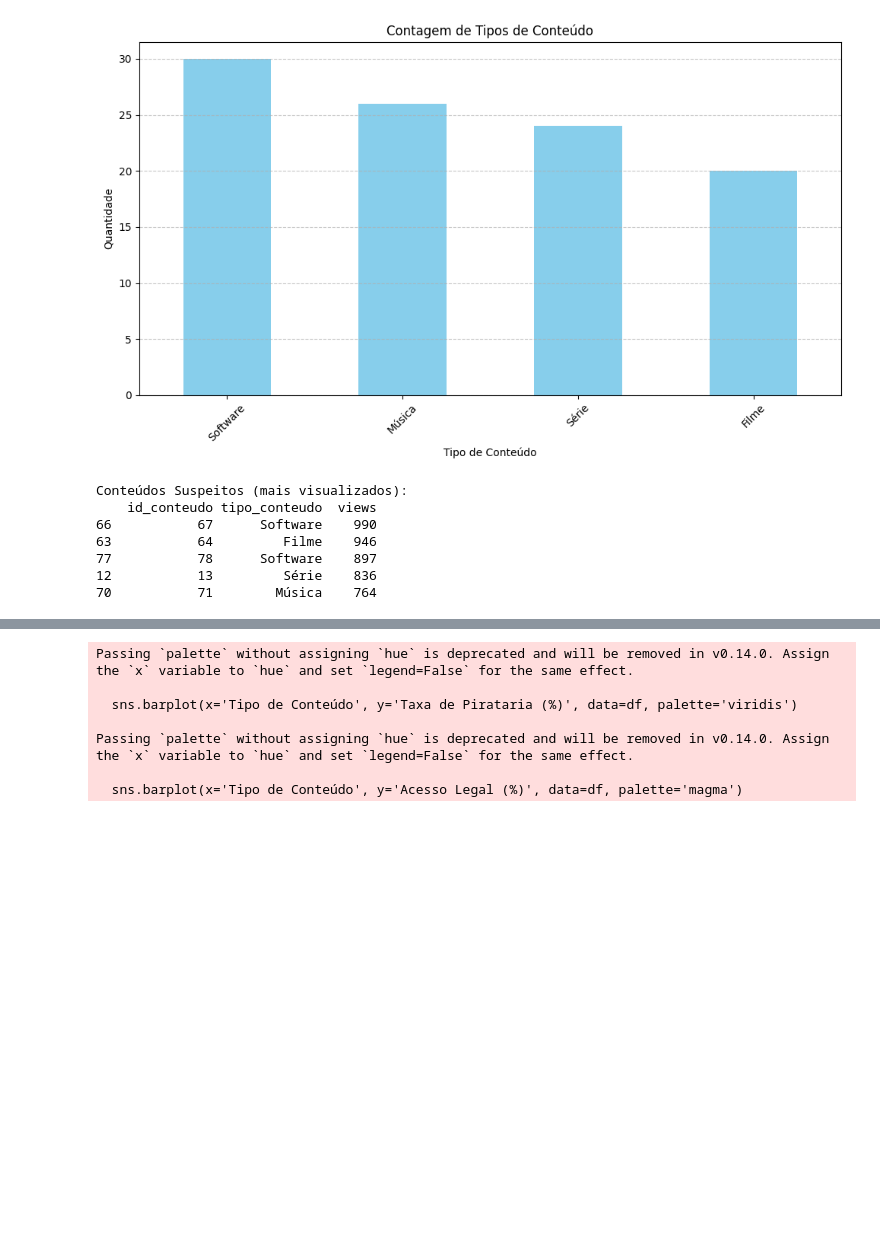
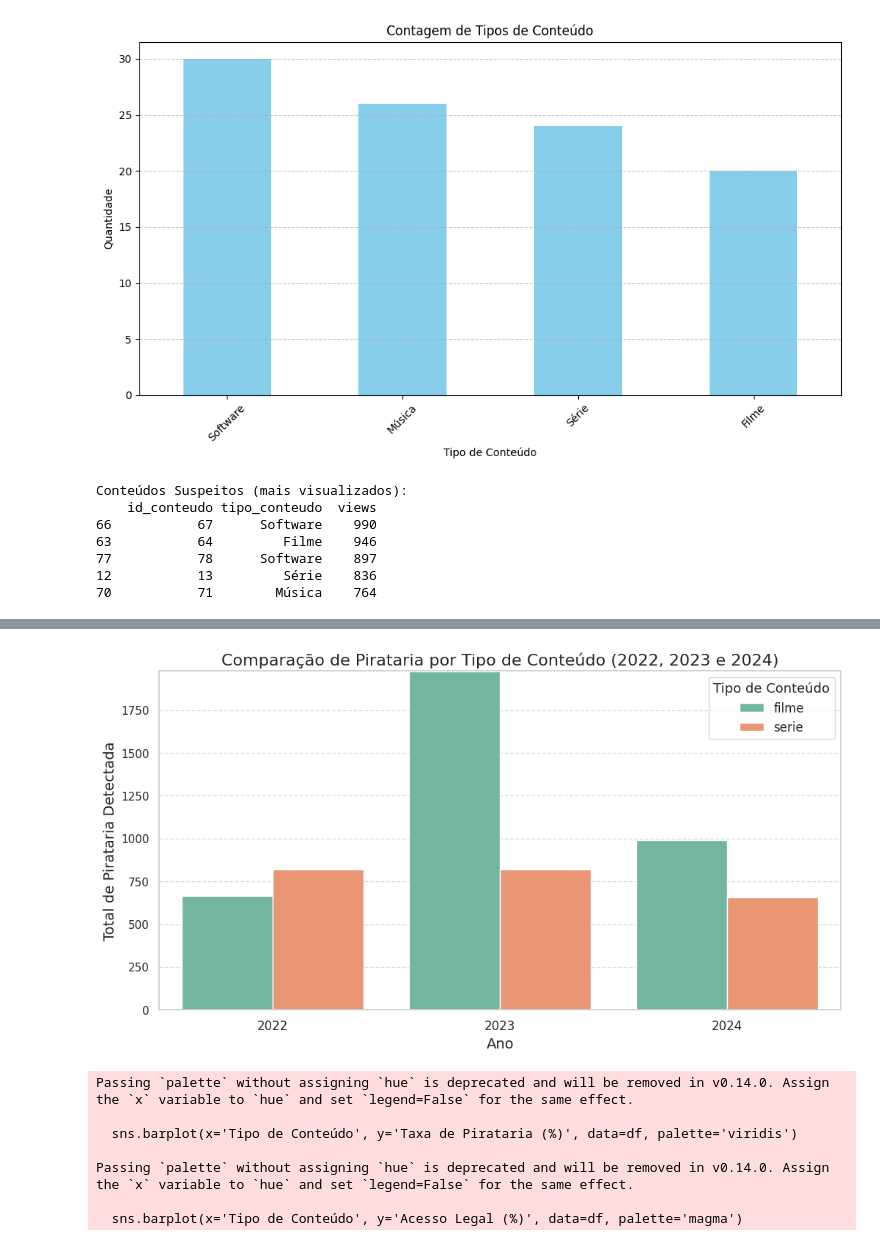
Before and after one commit to EDVADMBD/COMBATE, a Jupyter notebook: combate.ipynb, the cells around one changed output, grey strips where cells are left out. Cells and saved outputs as stored; diff of their text form; code cells hidden in the pictures; blank space fills up the shorter version.

```diff
--- a/combate.ipynb
+++ b/combate.ipynb
@@ -335,3 +315,67 @@ plt.show()
+# %%
+# 1. Adicionando dados de data
+import pandas as pd
+import matplotlib.pyplot as plt
+import seaborn as sns
+
+# Exemplo de criação de um DataFrame com 657 entradas para 2023
+data_2023 = {
+    'tipo_conteudo': ['filme', 'serie', 'filme', 'serie'] * 164 + ['filme'],  # 657 entradas
+    'pirataria_detectada': [5, 3, 7, 2] * 164 + [6]  # Total de 657
+}
+
+# Dados fictícios para 2022 e 2024
+data_2022 = {
+    'tipo_conteudo': ['filme', 'serie'] * 164 + ['filme'],  # 328 entradas
+    'pirataria_detectada': [4, 5] * 164 + [7]  # Total de 328
+}
+
+data_2024 = {
+    'tipo_conteudo': ['filme', 'serie'] * 164 + ['filme'],  # 328 entradas
+    'pirataria_detectada': [6, 4] * 164 + [5]  # Total de 328
+}
+
+# Criando DataFrames
+df_2023 = pd.DataFrame(data_2023)
+df_2022 = pd.DataFrame(data_2022)
+df_2024 = pd.DataFrame(data_2024)
+
+# Adicionando a coluna de ano
+df_2023['ano'] = 2023
+df_2022['ano'] = 2022
+df_2024['ano'] = 2024
+
+# Concatenando os DataFrames
+df = pd.concat([df_2022, df_2023, df_2024], ignore_index=True)
+
+# Resumindo dados por ano e tipo de conteúdo
+df_resumo = df.groupby(['ano', 'tipo_conteudo']).agg({'pirataria_detectada': 'sum'}).reset_index()
+
+# Plotando o gráfico de barras agrupadas
+plt.figure(figsize=(12, 6))
+sns.barplot(data=df_resumo, x='ano', y='pirataria_detectada', hue='tipo_conteudo', palette='Set2')
+
+# Título e rótulos
+plt.title('Comparação de Pirataria por Tipo de Conteúdo (2022, 2023 e 2024)', fontsize=16)
+plt.ylabel('Total de Pirataria Detectada', fontsize=14)
+plt.xlabel('Ano', fontsize=14)
+plt.xticks(rotation=0, fontsize=12)  # Rotação para melhor legibilidade
+
+# Adicionando linhas de grade
+plt.grid(axis='y', linestyle='--', alpha=0.7)
+
+# Melhorando a legenda
+plt.legend(title='Tipo de Conteúdo', title_fontsize='13', fontsize='12')
+
+# Definindo os limites do eixo Y para uma melhor visualização
+plt.ylim(0, df_resumo['pirataria_detectada'].max() + 5)
+
+# Salvando o gráfico
+plt.savefig('comparacao_pirataria_anual.png', bbox_inches='tight')
+
+plt.show()
+# %% [output]
+[figure, added]
 # %%
 import pandas as pd
 import matplotlib.pyplot as plt
```
Also changed, not shown: parts of 2 cells of this notebook.
